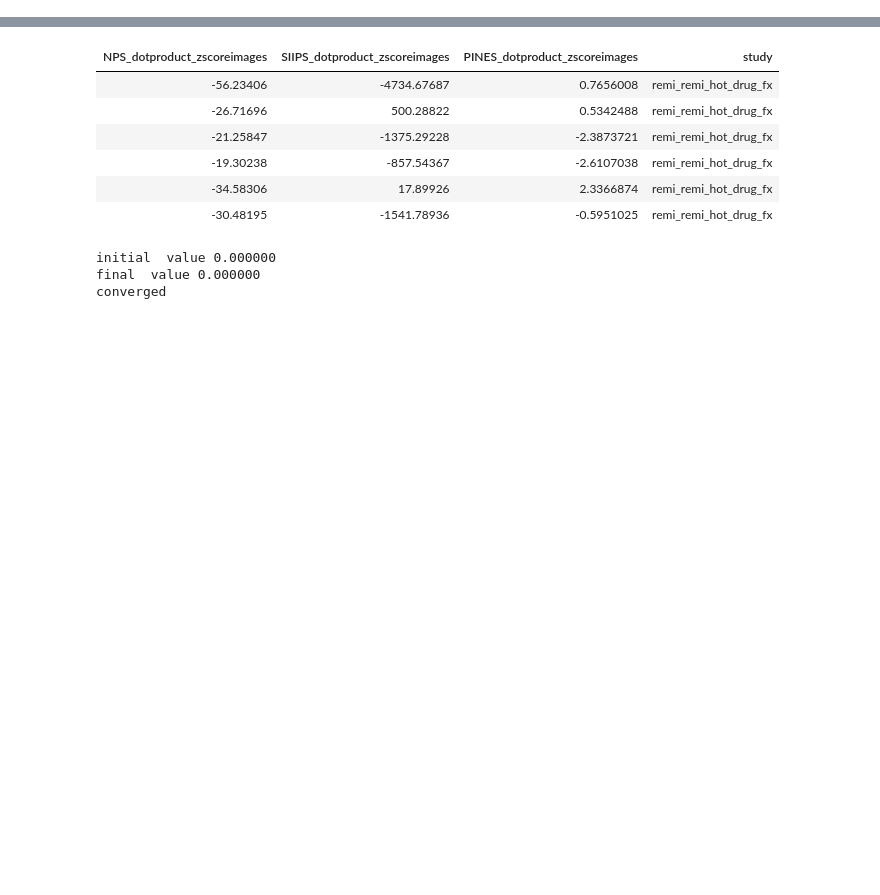
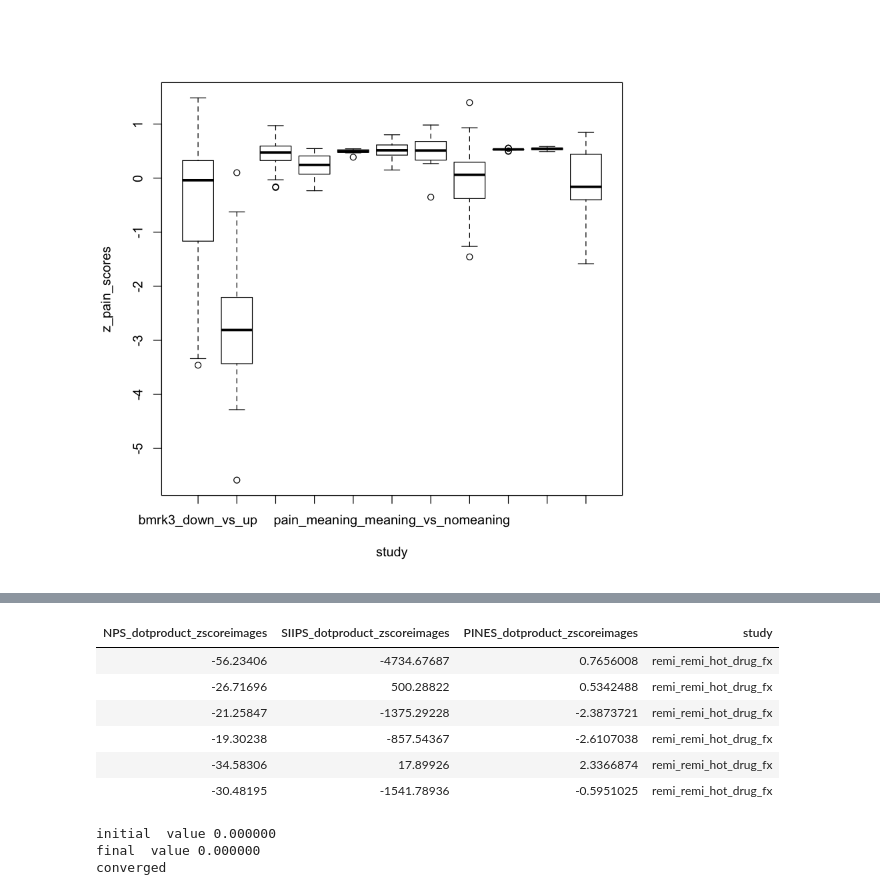
Before and after one commit to Lslipski/npssr_code, a Jupyter notebook: analysis/cluster_on_signature_scores.ipynb, the cells around one changed output, grey strips where cells are left out. Cells and saved outputs as stored; diff of their text form; code cells hidden in the pictures; blank space fills up the shorter version.

```diff
--- a/analysis/cluster_on_signature_scores.ipynb
+++ b/analysis/cluster_on_signature_scores.ipynb
@@ -24,0 +63,5 @@ head(dat)
+# %%
+# pain scores by study
+boxplot(z_pain_scores ~ study, data=dat)
+# %% [output]
+[figure, added]
```
Also changed, not shown: parts of 6 cells of this notebook, 4 other files.
